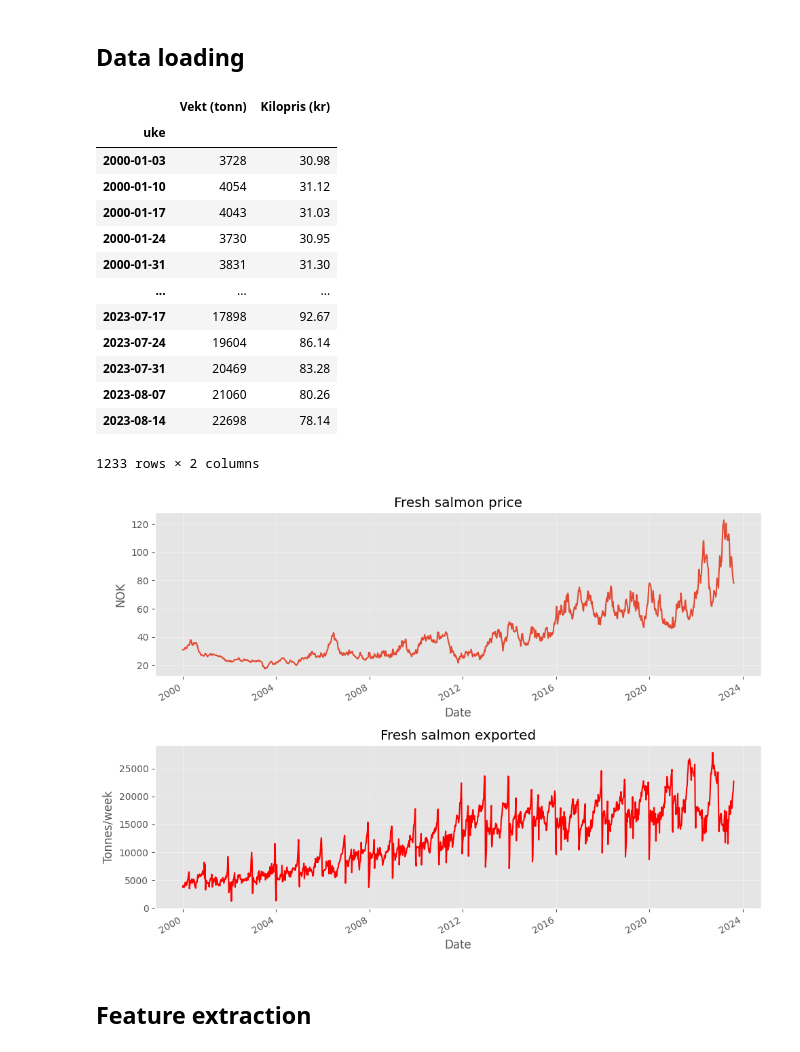
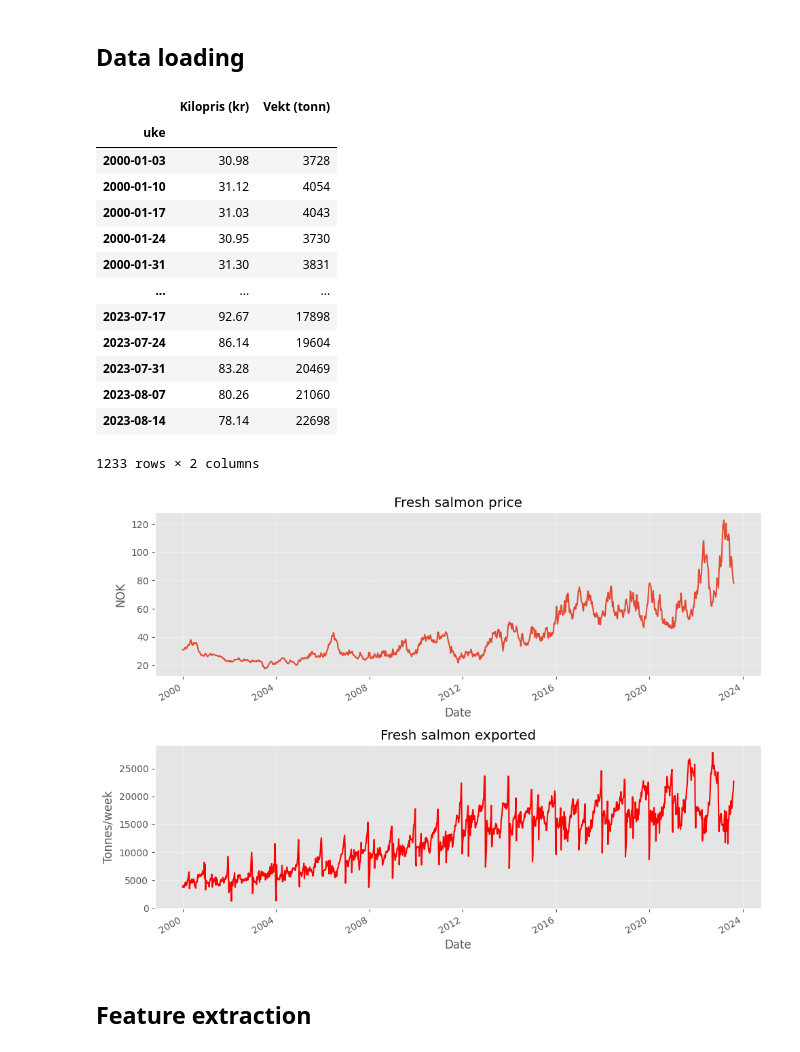
Before and after one commit to jonedamas/data_science_projects, a Jupyter notebook: projects/salmon_price_prediction/pred_xgb.ipynb, the cells around one changed output. Drawn from its saved outputs; the diff is of its cells as text; code cells hidden in the pictures.

```diff
--- a/projects/salmon_price_prediction/pred_xgb.ipynb
+++ b/projects/salmon_price_prediction/pred_xgb.ipynb
@@ -13,44 +13,38 @@ plt.style.use('ggplot')
 # %%
 data_URL = 'https://www.ssb.no/statbank/sq/10085910'
 
-json_response = requests.get(data_URL).json()
-
-price = pd.Series(json_response['dataset']['value'][1::2], name='Kilopris (kr)')
-volume = pd.Series(json_response['dataset']['value'][::2], name='Vekt (tonn)')
-index = pd.Series(json_response['dataset']['dimension']['Tid']['category']['label'].values(), name='uke')
-
-data = pd.DataFrame({'uke':index, 'Vekt (tonn)':volume, 'Kilopris (kr)':price})
+data = import_salmon_data(data_URL)
 
 # Change index to datetime format
 date_series = pd.to_datetime(data['uke'].str[:4] + data['uke'].str[-2:] + '1', format='%Y%W%w')
 data.set_index(date_series, inplace=True)
 data.drop(['uke'], axis=1, inplace=True)
 
 display(data)
 
 fig, (ax1, ax2) = plt.subplots(2, figsize=(10, 7))
 
 data['Kilopris (kr)'].plot(ax=ax1, ylabel='NOK')
 data['Vekt (tonn)'].plot(ax=ax2, color='red', ylabel='Tonnes/week')
 ax1.set_title('Fresh salmon price')
 ax2.set_title('Fresh salmon exported')
 ax1.grid(alpha=0.4); ax2.grid(alpha=0.4)
 ax1.set_xlabel('Date'); ax2.set_xlabel('Date')
 fig.tight_layout()
 # %% [output]
-|  | Vekt (tonn) | Kilopris (kr) |
+|  | Kilopris (kr) | Vekt (tonn) |
 | uke |  |  |
-| 2000-01-03 | 3728 | 30.98 |
-| 2000-01-10 | 4054 | 31.12 |
-| 2000-01-17 | 4043 | 31.03 |
-| 2000-01-24 | 3730 | 30.95 |
-| 2000-01-31 | 3831 | 31.30 |
+| 2000-01-03 | 30.98 | 3728 |
+| 2000-01-10 | 31.12 | 4054 |
+| 2000-01-17 | 31.03 | 4043 |
+| 2000-01-24 | 30.95 | 3730 |
+| 2000-01-31 | 31.30 | 3831 |
 | ... | ... | ... |
-| 2023-07-17 | 17898 | 92.67 |
-| 2023-07-24 | 19604 | 86.14 |
-| 2023-07-31 | 20469 | 83.28 |
-| 2023-08-07 | 21060 | 80.26 |
-| 2023-08-14 | 22698 | 78.14 |
+| 2023-07-17 | 92.67 | 17898 |
+| 2023-07-24 | 86.14 | 19604 |
+| 2023-07-31 | 83.28 | 20469 |
+| 2023-08-07 | 80.26 | 21060 |
+| 2023-08-14 | 78.14 | 22698 |
 1233 rows × 2 columns
 [figure]
 # %% [markdown]
```
Also changed, not shown: parts of 4 cells of this notebook, 3 other files.
